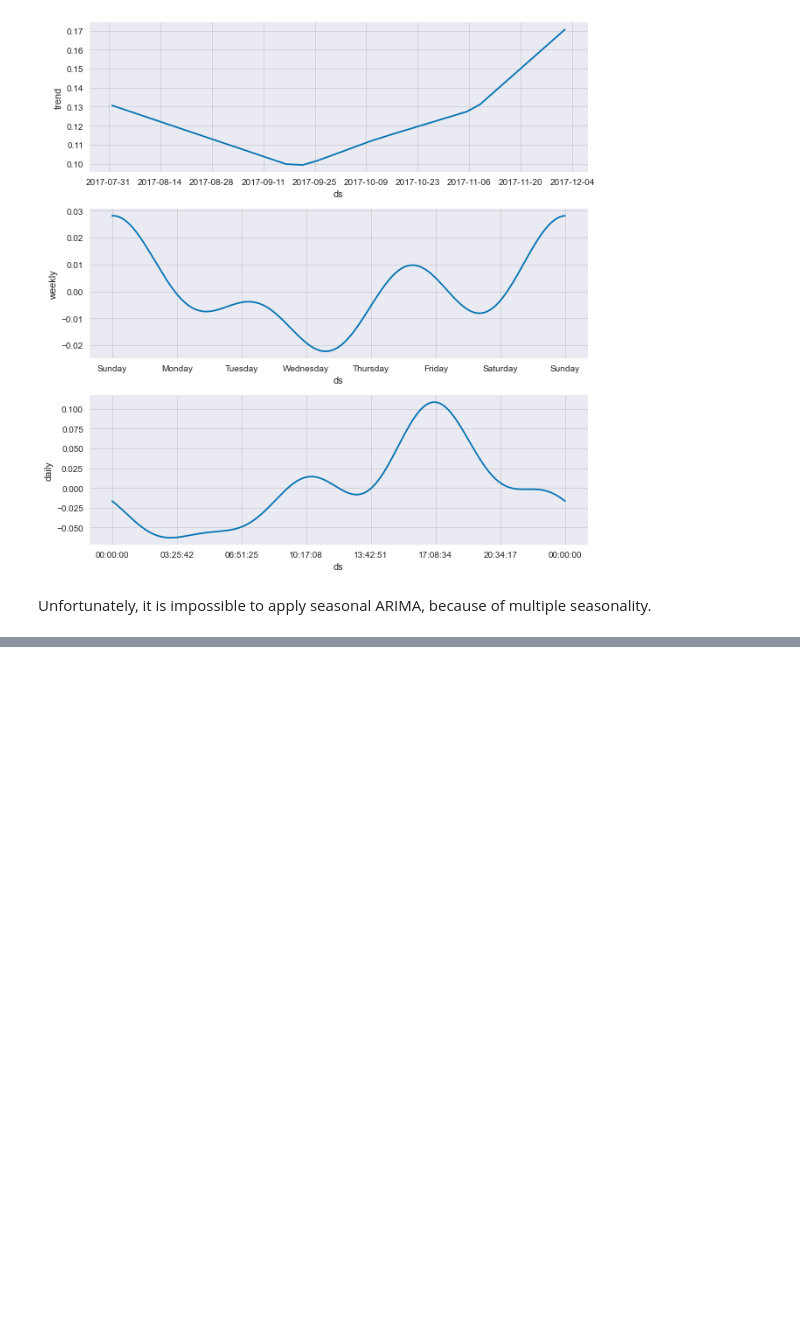
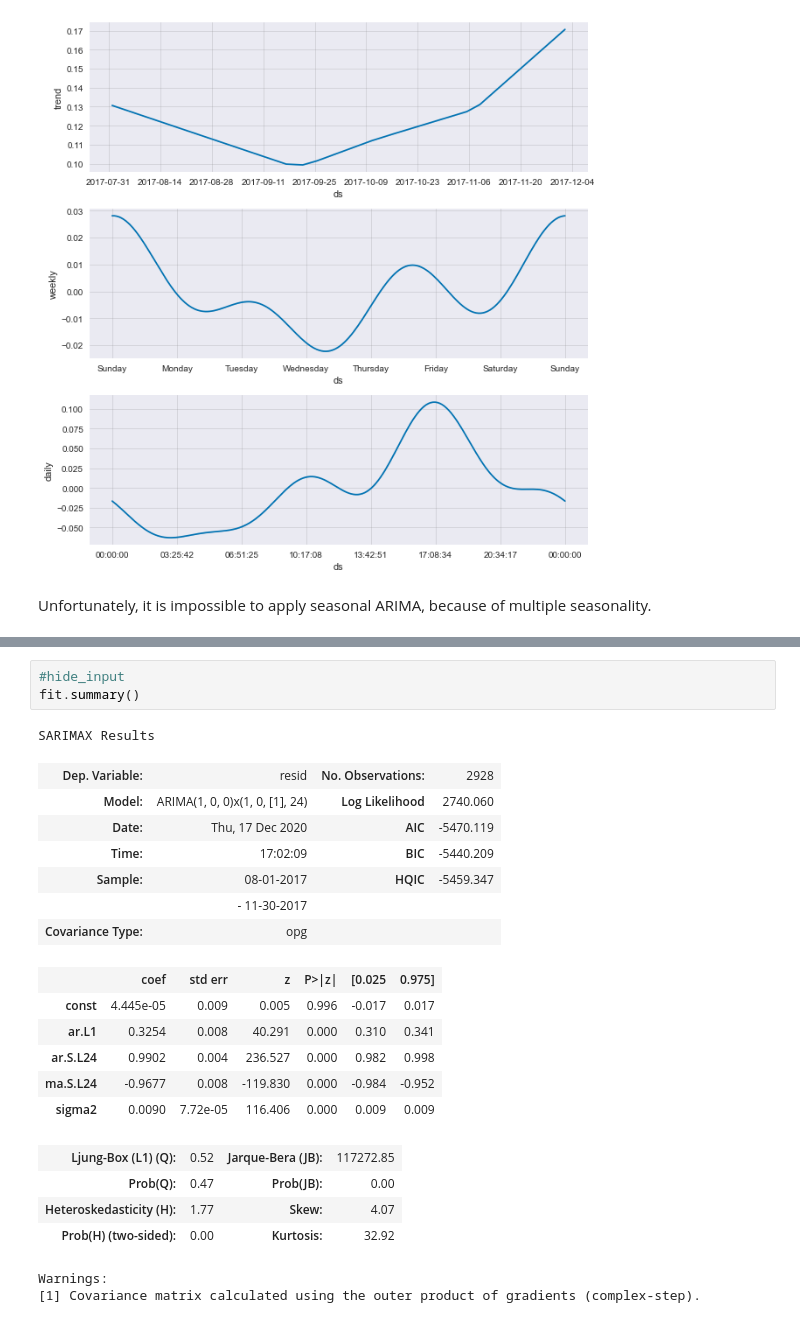
Before and after one commit to edxu96/elec_consumption, a Jupyter notebook: 01_forecast.ipynb, the cells around one changed output, grey strips where cells are left out. Drawn from its saved outputs; the diff is of its cells as text; blank space fills up the shorter version.

```diff
--- a/01_forecast.ipynb
+++ b/01_forecast.ipynb
@@ -276,0 +358,24 @@ Unfortunately, it is impossible to apply seasonal ARIMA, because of multiple sea
+# %%
+#hide_input
+fit.summary()
+# %% [output]
+SARIMAX Results
+| Dep. Variable: | resid | No. Observations: | 2928 |
+| Model: | ARIMA(1, 0, 0)x(1, 0, [1], 24) | Log Likelihood | 2740.060 |
+| Date: | Thu, 17 Dec 2020 | AIC | -5470.119 |
+| Time: | 17:02:09 | BIC | -5440.209 |
+| Sample: | 08-01-2017 | HQIC | -5459.347 |
+|  | - 11-30-2017 |  |  |
+| Covariance Type: | opg |  |  |
+|  | coef | std err | z | P>|z| | [0.025 | 0.975] |
+| const | 4.445e-05 | 0.009 | 0.005 | 0.996 | -0.017 | 0.017 |
+| ar.L1 | 0.3254 | 0.008 | 40.291 | 0.000 | 0.310 | 0.341 |
+| ar.S.L24 | 0.9902 | 0.004 | 236.527 | 0.000 | 0.982 | 0.998 |
+| ma.S.L24 | -0.9677 | 0.008 | -119.830 | 0.000 | -0.984 | -0.952 |
+| sigma2 | 0.0090 | 7.72e-05 | 116.406 | 0.000 | 0.009 | 0.009 |
+| Ljung-Box (L1) (Q): | 0.52 | Jarque-Bera (JB): | 117272.85 |
+| Prob(Q): | 0.47 | Prob(JB): | 0.00 |
+| Heteroskedasticity (H): | 1.77 | Skew: | 4.07 |
+| Prob(H) (two-sided): | 0.00 | Kurtosis: | 32.92 |
+Warnings:
+[1] Covariance matrix calculated using the outer product of gradients (complex-step).
```
Also changed, not shown: parts of 20 cells of this notebook, 1 other file.
